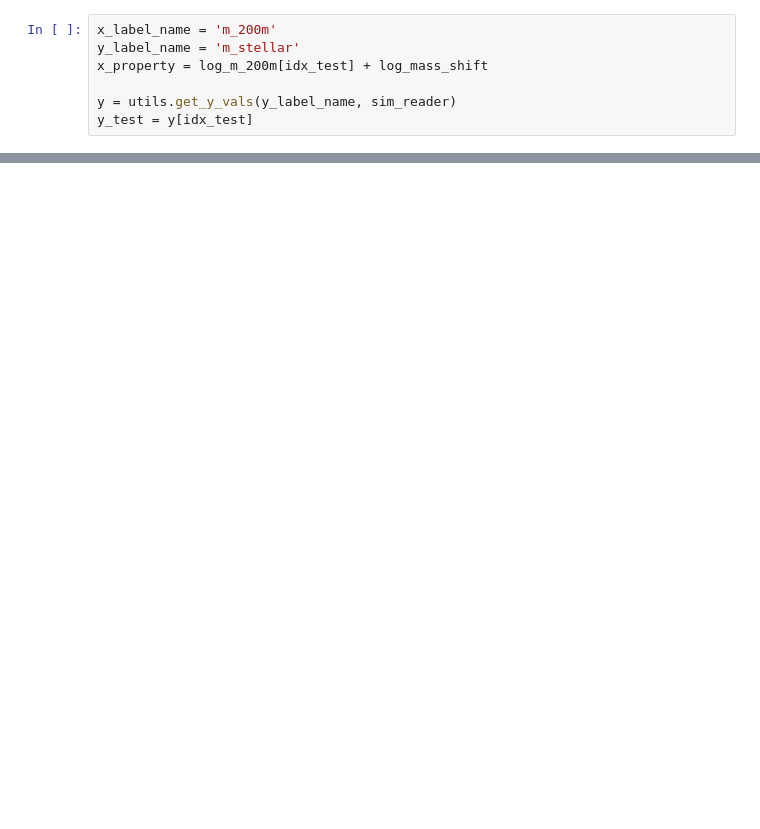
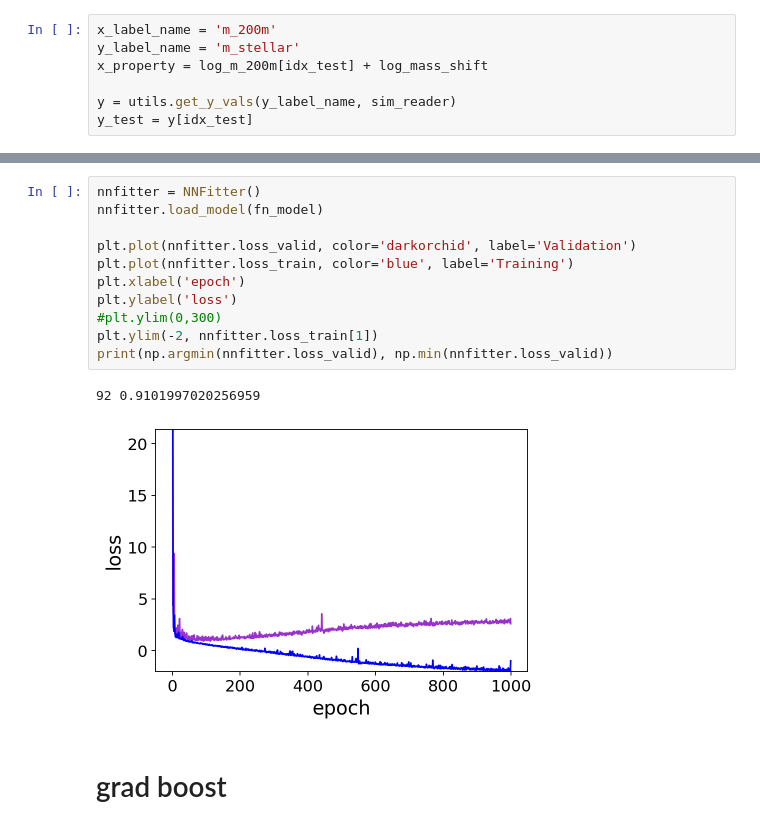
Before and after one commit to kstoreyf/equivariant-cosmology, a Jupyter notebook: notebooks/2023-03-22_neural_net_hacking.ipynb, the cells around one changed output, grey strips where cells are left out. Cells and saved outputs as stored; diff of their text form; blank space fills up the shorter version.

```diff
--- a/notebooks/2023-03-22_neural_net_hacking.ipynb
+++ b/notebooks/2023-03-22_neural_net_hacking.ipynb
@@ -167,0 +194,16 @@ print(np.argmin(nnfitter.loss_valid), np.min(nnfitter.loss_valid))
+# %%
+nnfitter = NNFitter()
+nnfitter.load_model(fn_model)
+
+plt.plot(nnfitter.loss_valid, color='darkorchid', label='Validation')
+plt.plot(nnfitter.loss_train, color='blue', label='Training')
+plt.xlabel('epoch')
+plt.ylabel('loss')
+#plt.ylim(0,300)
+plt.ylim(-2, nnfitter.loss_train[1])
+print(np.argmin(nnfitter.loss_valid), np.min(nnfitter.loss_valid))
+# %% [output]
+92 0.9101997020256959
+[figure, added]
+# %% [markdown]
+# grad boost
```
Also changed, not shown: parts of 39 cells of this notebook, 10 other files.
